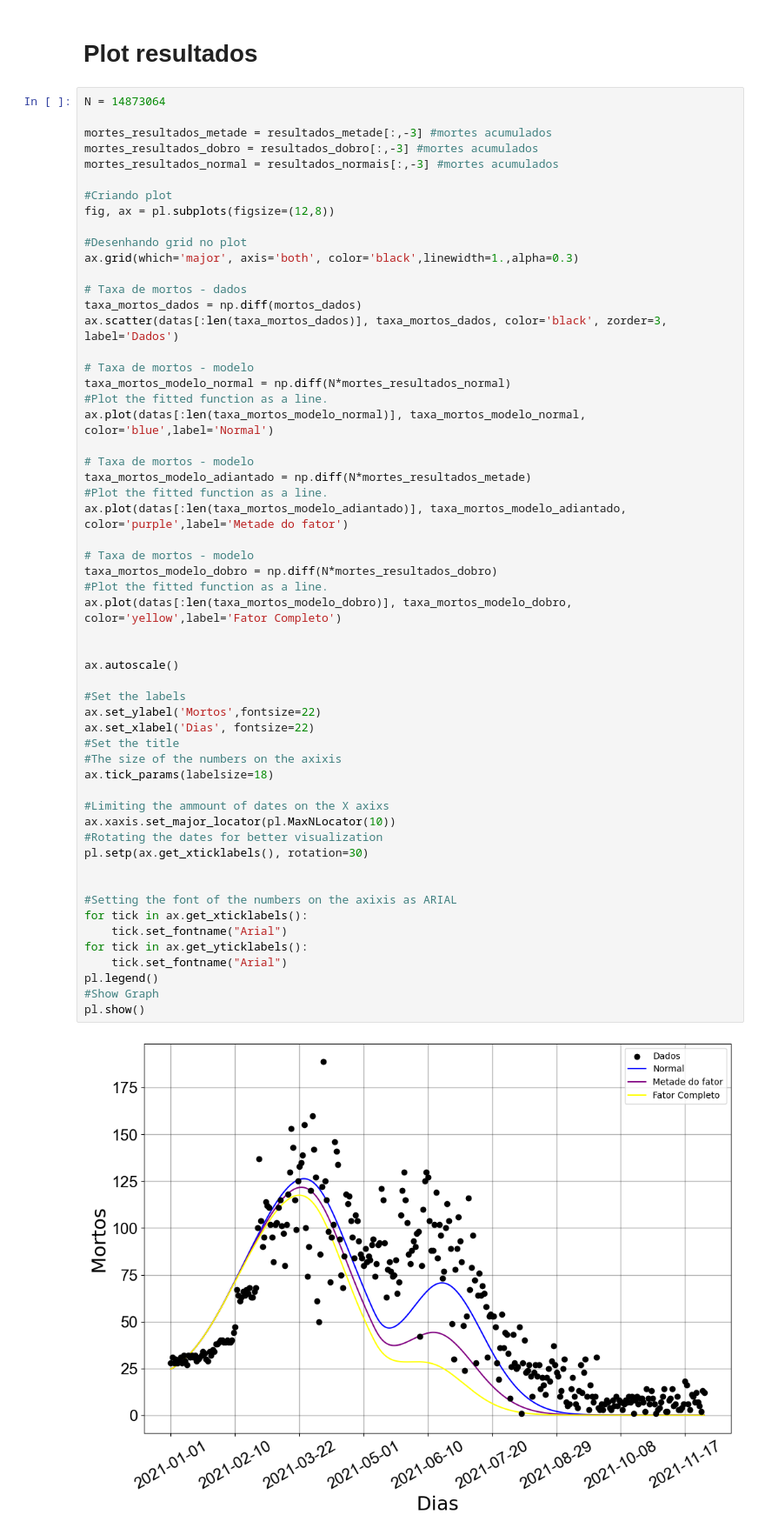
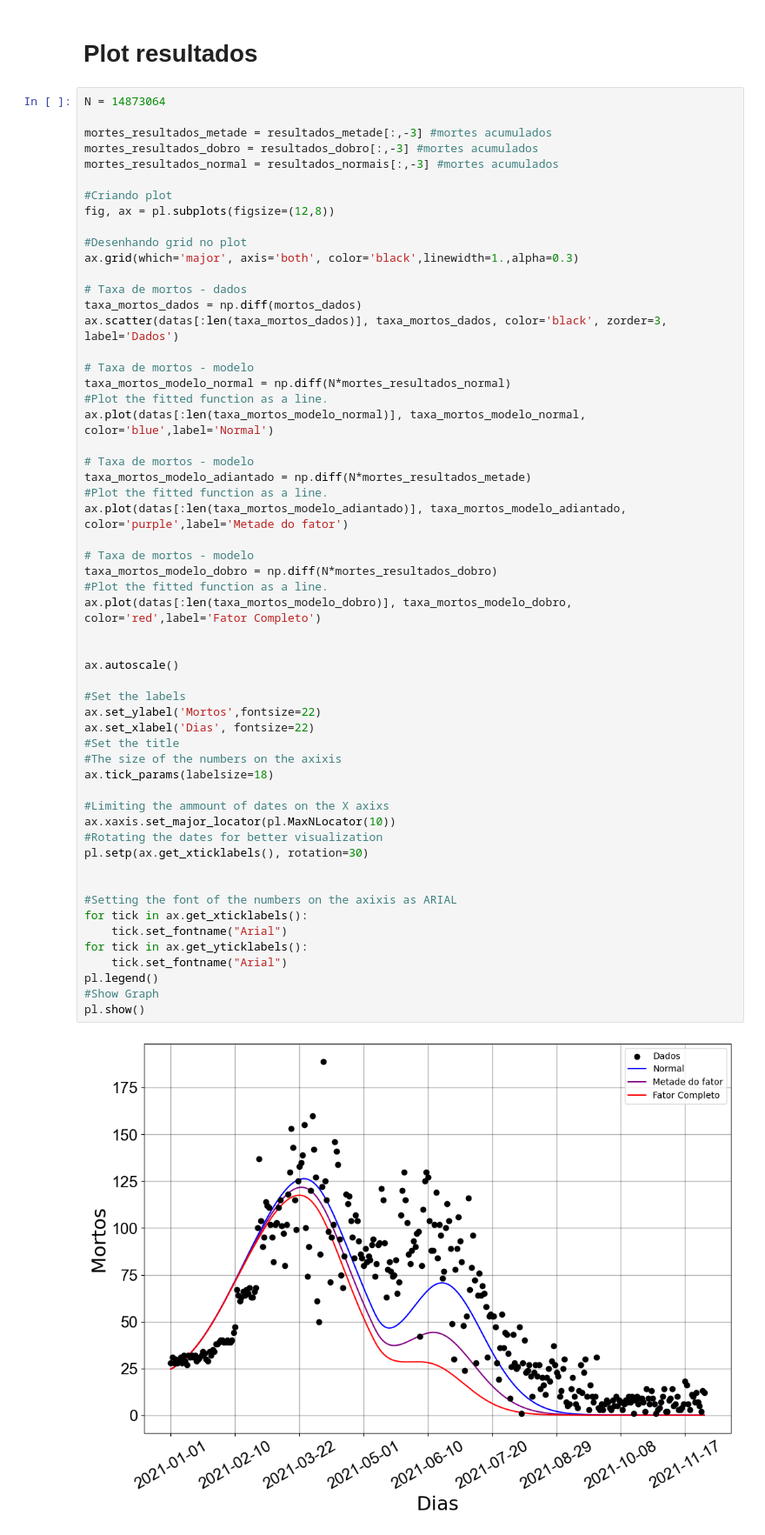
Before and after one commit to filipe7788/SEIHURD, a Jupyter notebook: Cenarios_de_simulacao/taxa_de_vacinacao_alterada-fator.ipynb, the cells around one changed output. Shown at 87% size. Drawn from its saved outputs; the diff is of its cells as text.

```diff
--- a/Cenarios_de_simulacao/taxa_de_vacinacao_alterada-fator.ipynb
+++ b/Cenarios_de_simulacao/taxa_de_vacinacao_alterada-fator.ipynb
@@ -216,32 +217,32 @@ ax.plot(datas[:len(taxa_mortos_modelo_adiantado)], taxa_mortos_modelo_adiantado,
 
 # Taxa de mortos - modelo
 taxa_mortos_modelo_dobro = np.diff(N*mortes_resultados_dobro)
 #Plot the fitted function as a line.
-ax.plot(datas[:len(taxa_mortos_modelo_dobro)], taxa_mortos_modelo_dobro, color='yellow',label='Fator Completo')
+ax.plot(datas[:len(taxa_mortos_modelo_dobro)], taxa_mortos_modelo_dobro, color='red',label='Fator Completo')
 
 
 ax.autoscale()
 
 #Set the labels
 ax.set_ylabel('Mortos',fontsize=22)
 ax.set_xlabel('Dias', fontsize=22)
 #Set the title
 #The size of the numbers on the axixis
 ax.tick_params(labelsize=18)
 
 #Limiting the ammount of dates on the X axixs
 ax.xaxis.set_major_locator(pl.MaxNLocator(10))
 #Rotating the dates for better visualization
 pl.setp(ax.get_xticklabels(), rotation=30)
 
 
 #Setting the font of the numbers on the axixis as ARIAL
 for tick in ax.get_xticklabels():
     tick.set_fontname("Arial")
 for tick in ax.get_yticklabels():
     tick.set_fontname("Arial")
 pl.legend()
 #Show Graph
 pl.show()
 # %% [output]
-[figure, old version]
+[figure, new version]
```
Also changed, not shown: parts of 3 cells of this notebook, 4 other files.
